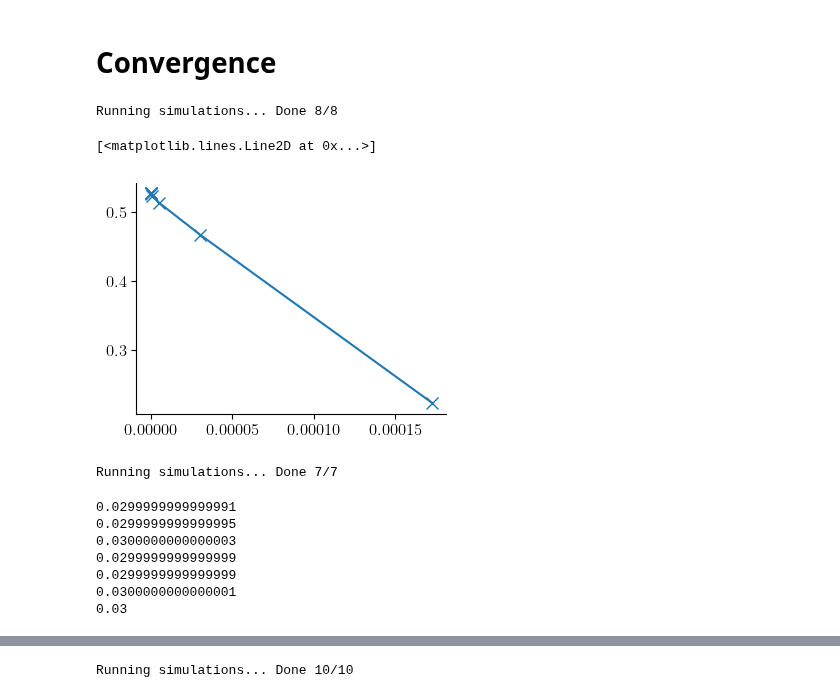
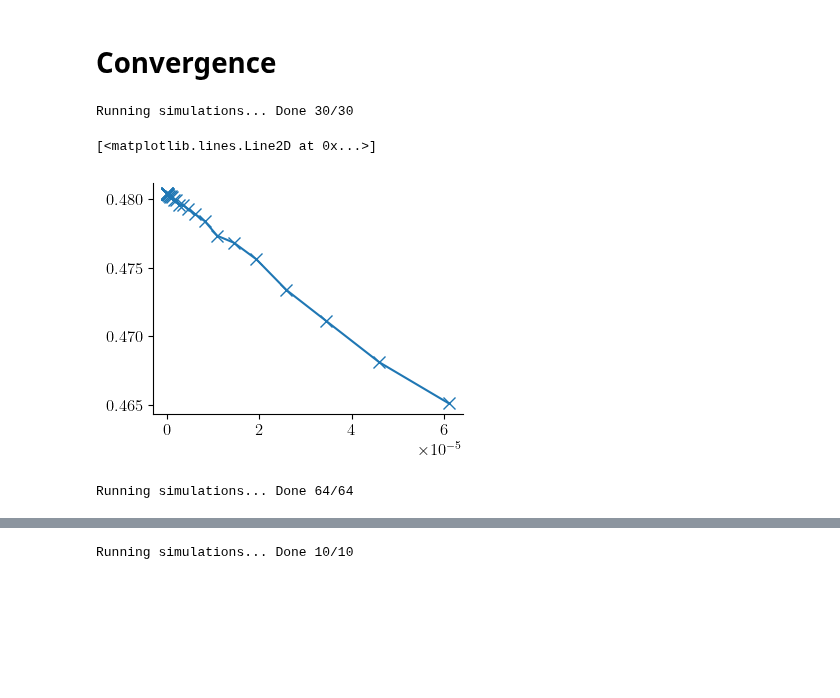
Before and after one commit to TomVdt/PhysNum, a Jupyter notebook: exercice6/analysis/analysis_ii.ipynb, the cells around one changed output, grey strips where cells are left out. Cells and saved outputs as stored; diff of their text form; code cells hidden in the pictures; blank space fills up the shorter version.

```diff
--- a/exercice6/analysis/analysis_ii.ipynb
+++ b/exercice6/analysis/analysis_ii.ipynb
@@ -137,7 +140,8 @@ def extract_at_time(dataset: tuple[dict, np.ndarray, np.ndarray, np.ndarray]) ->
 
     return t[index], prob_right, H_moy
 # %%
-Nintervals = 2**np.arange(6, 14, step=1).astype(int)
+Nintervals = np.geomspace(256, 16384, 30).astype(int)
+# Nintervals = 2**np.arange(8, 14).astype(int)
 
 dataset_conv_nx = run_with_params(
     config_name,
@@ -148,7 +152,7 @@ dataset_conv_nx = run_with_params(
     })
 )
 # %% [output]
-Running simulations... Done 8/8
+Running simulations... Done 30/30
 # %%
 probs_dx = []
 for i, (params, data_pot, data_psi2, data_obs) in enumerate(dataset_conv_nx):
@@ -158,13 +162,13 @@ probs_dx = np.array(probs_dx)
 # %%
 L = conf['xR'] - conf['xL']
 dxs = L/Nintervals
-plt.plot(dxs**2.5, probs_dx, marker='x')
+plt.plot(dxs**2, probs_dx, marker='x')
 # %% [output]
 [<matplotlib.lines.Line2D at 0x...>]
-[figure, old version]
+[figure, new version]
 # %%
-# delta_ts = 10.0**(-np.arange(2, 7, step=1))
-delta_ts = np.array([2*1e-5, 3*1e-5, 5*1e-5, 1e-4, 2*1e-4, 3*1e-4, 5*1e-4])
+delta_ts = np.linspace(1e-4, 1e-6, 64)
+# delta_ts = np.array([2*1e-5, 3*1e-5, 5*1e-5, 1e-4, 2*1e-4, 3*1e-4, 5*1e-4])
 
 dataset_conv_ts = run_with_params(
     config_name,
@@ -176,4 +180,4 @@ dataset_conv_ts = run_with_params(
     })
 )
 # %% [output]
-Running simulations... Done 7/7
+Running simulations... Done 64/64
@@ -181,15 +198,7 @@ Running simulations... Done 7/7
 probs_dt = []
 for i, (params, data_pot, data_psi2, data_obs) in enumerate(dataset_conv_ts):
     t, prob, E = extract_at_time((params, data_pot, data_psi2, data_obs))
-    print(t)
+    # print(t)
     probs_dt.append(prob)
 probs_dt = np.array(probs_dt)
-# %% [output]
-0.0299999999999991
-0.0299999999999995
-0.0300000000000003
-0.0299999999999999
-0.0299999999999999
-0.0300000000000001
-0.03
 # %%
```
Also changed, not shown: parts of 4 cells of this notebook, 1 other file.
